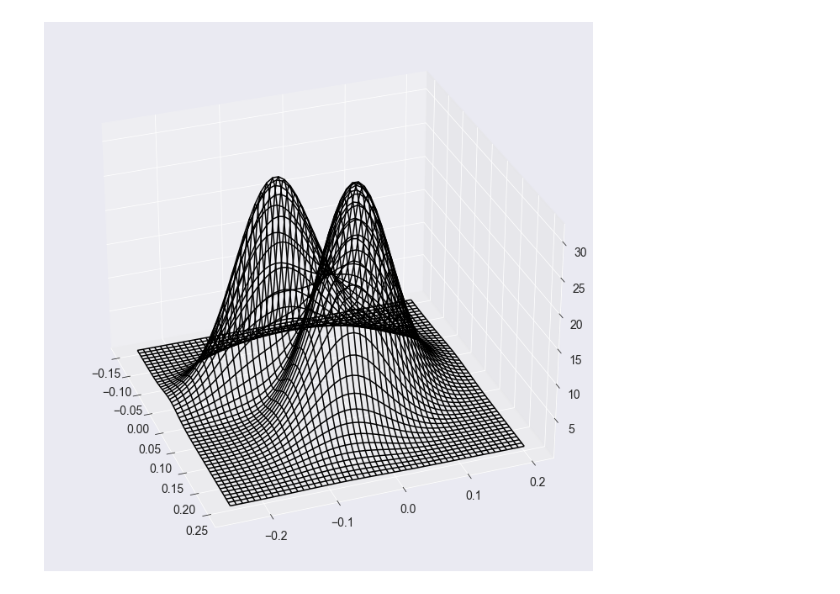
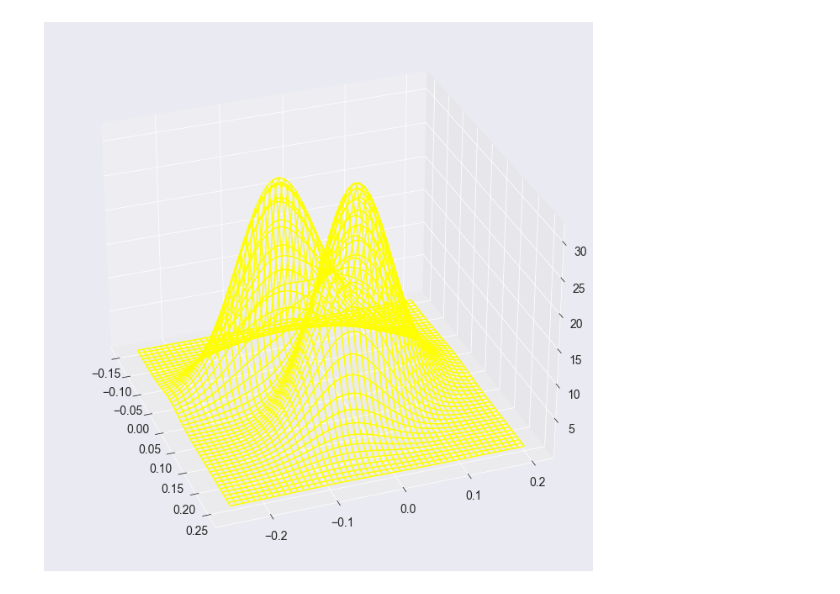
Before and after one commit to qlinhta/my-notes, a Jupyter notebook: notebooks/GaussianMixtureModels.ipynb, the cells around one changed output. Drawn from its saved outputs; the diff is of its cells as text; code cells hidden in the pictures.

```diff
--- a/notebooks/GaussianMixtureModels.ipynb
+++ b/notebooks/GaussianMixtureModels.ipynb
@@ -43,7 +44,7 @@ plt.show()
 # %%
 ax = plt.axes(projection='3d')
-ax.plot_wireframe(X, Y, Z, color='black')
+ax.plot_wireframe(X, Y, Z, color='yellow')
 ax.view_init(30, -20)
 plt.show()
 # %% [output]
-[figure, old version]
+[figure, new version]
```
Also changed, not shown: parts of 2 cells of this notebook, 2 other files.
